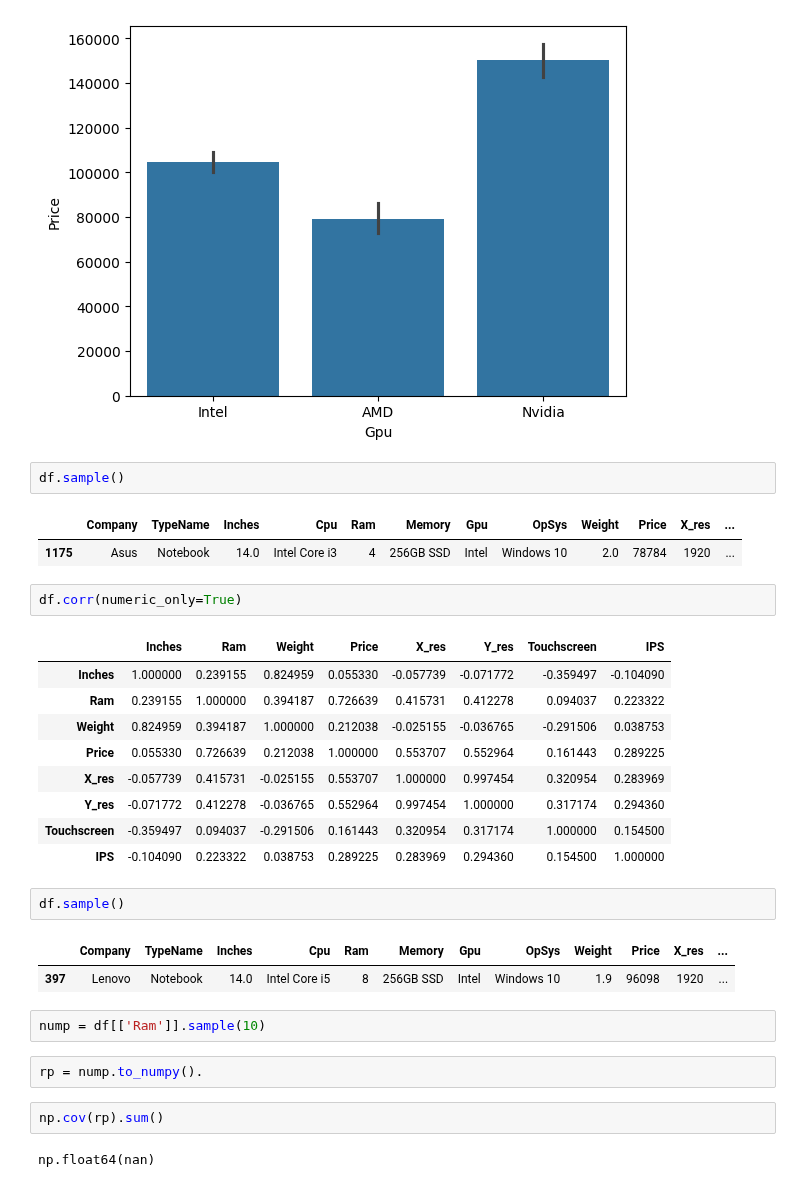
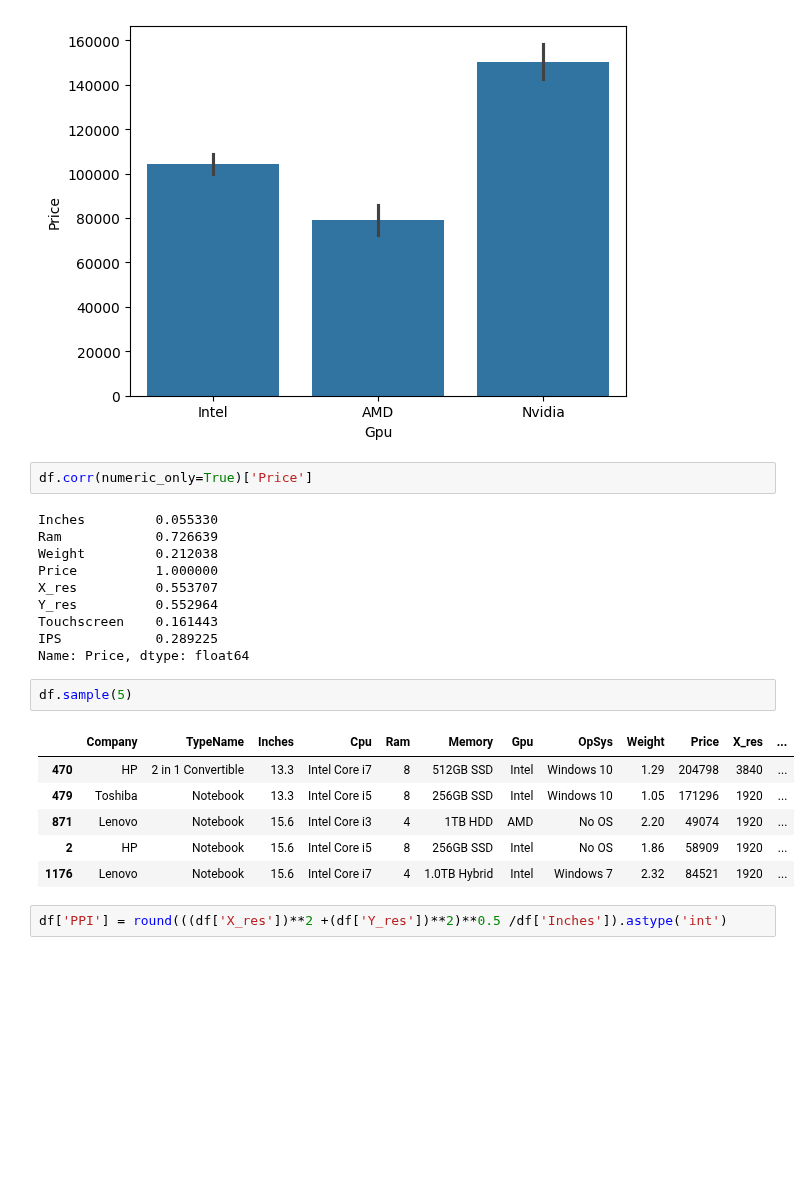
Before and after one commit to Avdhoot-Ukirde/Virtual-Environment-streamlit-Prediction-model, a Jupyter notebook: laptop.ipynb, the cells around one changed output. Saved outputs shown, nothing was run; the diff lists cells and outputs as text; blank space fills up the shorter version.

```diff
--- a/laptop.ipynb
+++ b/laptop.ipynb
@@ -389,33 +389,26 @@ sb.barplot(x=df['Gpu'], y= df['Price'])
 plt.show()
 # %% [output]
 [figure]
-# %%
-df.sample()
-# %% [output]
-|  | Company | TypeName | Inches | Cpu | Ram | Memory | Gpu | OpSys | Weight | Price | X_res | ... |
-| 1175 | Asus | Notebook | 14.0 | Intel Core i3 | 4 | 256GB SSD | Intel | Windows 10 | 2.0 | 78784 | 1920 | ... |
 # %%
-df.corr(numeric_only=True)
+df.corr(numeric_only=True)['Price']
 # %% [output]
-|  | Inches | Ram | Weight | Price | X_res | Y_res | Touchscreen | IPS |
-| Inches | 1.000000 | 0.239155 | 0.824959 | 0.055330 | -0.057739 | -0.071772 | -0.359497 | -0.104090 |
-| Ram | 0.239155 | 1.000000 | 0.394187 | 0.726639 | 0.415731 | 0.412278 | 0.094037 | 0.223322 |
-| Weight | 0.824959 | 0.394187 | 1.000000 | 0.212038 | -0.025155 | -0.036765 | -0.291506 | 0.038753 |
-| Price | 0.055330 | 0.726639 | 0.212038 | 1.000000 | 0.553707 | 0.552964 | 0.161443 | 0.289225 |
-| X_res | -0.057739 | 0.415731 | -0.025155 | 0.553707 | 1.000000 | 0.997454 | 0.320954 | 0.283969 |
-| Y_res | -0.071772 | 0.412278 | -0.036765 | 0.552964 | 0.997454 | 1.000000 | 0.317174 | 0.294360 |
-| Touchscreen | -0.359497 | 0.094037 | -0.291506 | 0.161443 | 0.320954 | 0.317174 | 1.000000 | 0.154500 |
-| IPS | -0.104090 | 0.223322 | 0.038753 | 0.289225 | 0.283969 | 0.294360 | 0.154500 | 1.000000 |
+Inches         0.055330
+Ram            0.726639
+Weight         0.212038
+Price          1.000000
+X_res          0.553707
+Y_res          0.552964
+Touchscreen    0.161443
+IPS            0.289225
+Name: Price, dtype: float64
 # %%
-df.sample()
+df.sample(5)
 # %% [output]
 |  | Company | TypeName | Inches | Cpu | Ram | Memory | Gpu | OpSys | Weight | Price | X_res | ... |
-| 397 | Lenovo | Notebook | 14.0 | Intel Core i5 | 8 | 256GB SSD | Intel | Windows 10 | 1.9 | 96098 | 1920 | ... |
+| 470 | HP | 2 in 1 Convertible | 13.3 | Intel Core i7 | 8 | 512GB SSD | Intel | Windows 10 | 1.29 | 204798 | 3840 | ... |
+| 479 | Toshiba | Notebook | 13.3 | Intel Core i5 | 8 | 256GB SSD | Intel | Windows 10 | 1.05 | 171296 | 1920 | ... |
+| 871 | Lenovo | Notebook | 15.6 | Intel Core i3 | 4 | 1TB HDD | AMD | No OS | 2.20 | 49074 | 1920 | ... |
+| 2 | HP | Notebook | 15.6 | Intel Core i5 | 8 | 256GB SSD | Intel | No OS | 1.86 | 58909 | 1920 | ... |
+| 1176 | Lenovo | Notebook | 15.6 | Intel Core i7 | 4 | 1.0TB Hybrid | Intel | Windows 7 | 2.32 | 84521 | 1920 | ... |
-# %%
-nump = df[['Ram']].sample(10)
-# %%
-rp = nump.to_numpy().
-# %%
-np.cov(rp).sum()
-# %% [output]
-np.float64(nan)
+# %%
+df['PPI'] = round(((df['X_res'])**2 +(df['Y_res'])**2)**0.5 /df['Inches']).astype('int')
```
Also changed, not shown: parts of 13 cells of this notebook.
